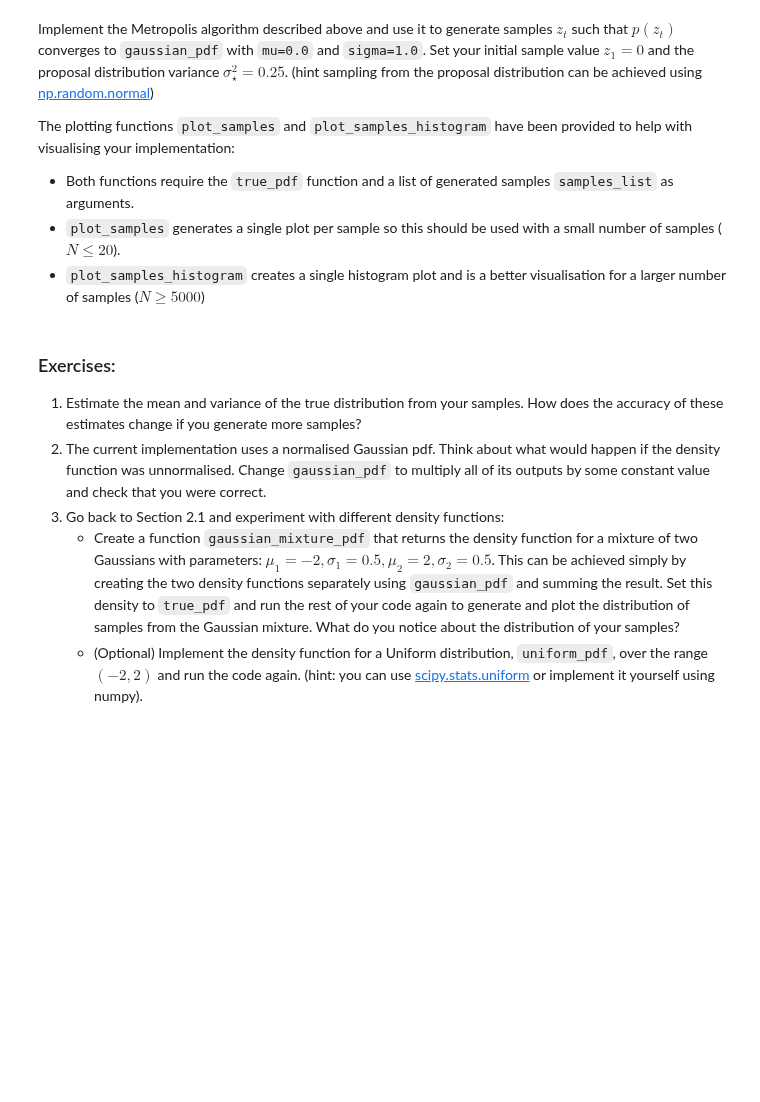
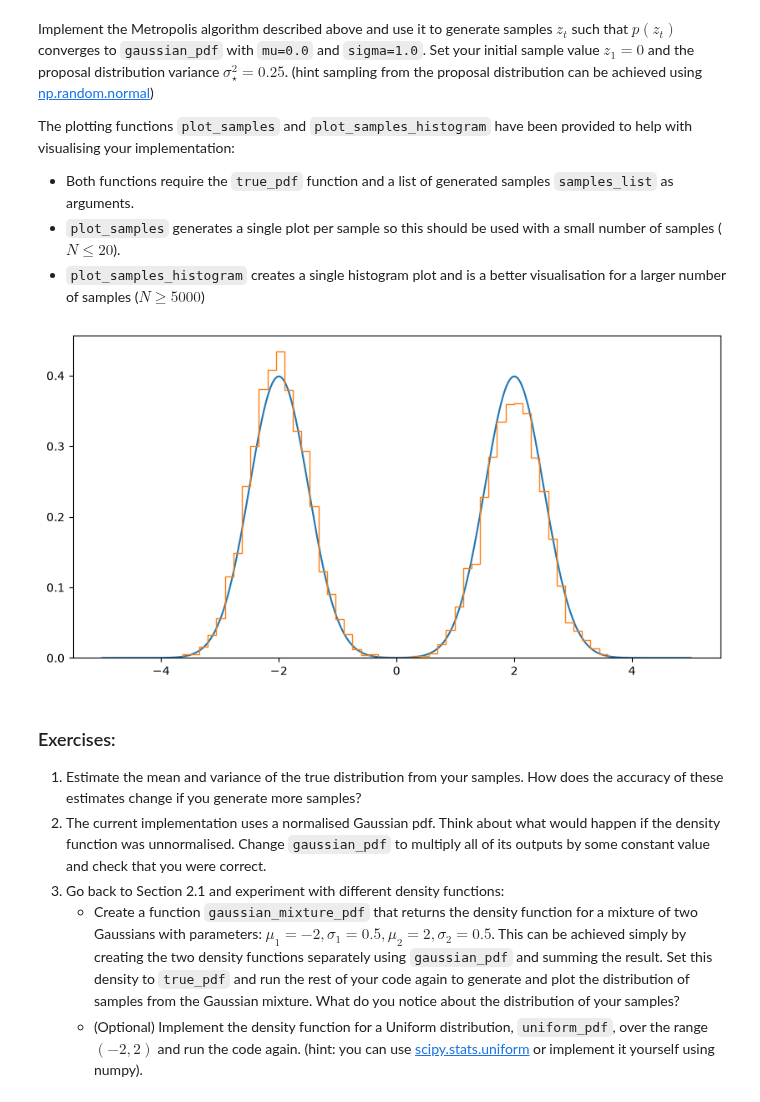
Before and after one commit to yaxuen05/lab_sheets_public, a Jupyter notebook: lab4/lab4-Bayesian_Networks_MCMC_PyMC3.ipynb, the cells around one changed output. Drawn from its saved outputs; the diff is of its cells as text; code cells hidden in the pictures; blank space fills up the shorter version.

```diff
--- a/lab4/lab4-Bayesian_Networks_MCMC_PyMC3.ipynb
+++ b/lab4/lab4-Bayesian_Networks_MCMC_PyMC3.ipynb
@@ -50,3 +48,16 @@ Use the above functions to:
+# %%
+# write your code here
+samples = []
+for i in range(1000):
+    prob_C_true = P_C()
+    C = np.random.choice([True, False], p=[prob_C_true, 1-prob_C_true])
+    prob_R_true = P_R(C)
+    R = np.random.choice([True, False], p=[prob_R_true, 1-prob_R_true])
+    prob_S_true = P_S(C)
+    S = np.random.choice([True, False], p=[prob_S_true, 1-prob_S_true])
+    prob_W_true = P_W(R, S)
+    W = np.random.choice([True, False], p=[prob_W_true, 1-prob_W_true])
+    samples.append([C, R, S, W])
 # %% [markdown]
 The ability to obtain a large number of samples from the joint distribution like this is very powerful because it allows for estimates of many different quantities relating to the distribution to be calculated. Use the list of samples to compute and print out estimates of the following:
 - Marginal distributions of each variable: P(**C**), P(**R**), P(**S**) and P(**W**).
@@ -75,3 +127,8 @@ For this implementation it may be useful to use a `lambda` function which is a v
+# %%
+# write your code here
+from scipy.stats import norm
+def gaussian_pdf(mu, sigma):
+    return lambda x: norm.pdf((x-mu)/sigma)/sigma
 # %% [markdown]
 The code below uses this function to create and plot a Gaussian pdf with `mu=0.0` and `sigma=1.0`.
 # %%
@@ -129,3 +186,32 @@ def plot_samples_histogram(true_pdf, samples_list):
+# %%
+# write your code here
+mu = true_mean
+sigma = np.sqrt(true_variance)
+
+def gaussian_mixture_pdf(mu1, sigma1, mu2, sigma2):
+    pdf1 = gaussian_pdf(mu1, sigma1)
+    pdf2 = gaussian_pdf(mu2, sigma2)
+    return lambda x: 0.5 * pdf1(x) + 0.5 * pdf2(x)
+
+def metropolis(mu1, sigma1, mu2=None, sigma2=None):
+    z = 0
+    samples_list = [z]
+    if mu2 == None:
+        true_pdf = gaussian_pdf(mu1, sigma1)
+    else:
+        true_pdf = gaussian_mixture_pdf(mu1, sigma1, mu2, sigma2)
+    for i in range(15000):
+        proposed_z = np.random.normal(z, np.sqrt(0.25))
+        accept_prob = min(1, (true_pdf(proposed_z) / true_pdf(z)))
+        z = np.random.choice([proposed_z, z], p=[accept_prob, 1-accept_prob])
+        samples_list.append(z)
+    return samples_list
+
+samples_list = metropolis(-2, 0.5, 2, 0.5)
+
+plot_samples_histogram(gaussian_mixture_pdf(-2, 0.5, 2, 0.5) , samples_list)
+# %% [output]
+[figure, added]
 # %% [markdown]
 ### Exercises:
 1. Estimate the mean and variance of the true distribution from your samples. How does the accuracy of these estimates change if you generate more samples?
```
Also changed, not shown: parts of 18 cells of this notebook.
